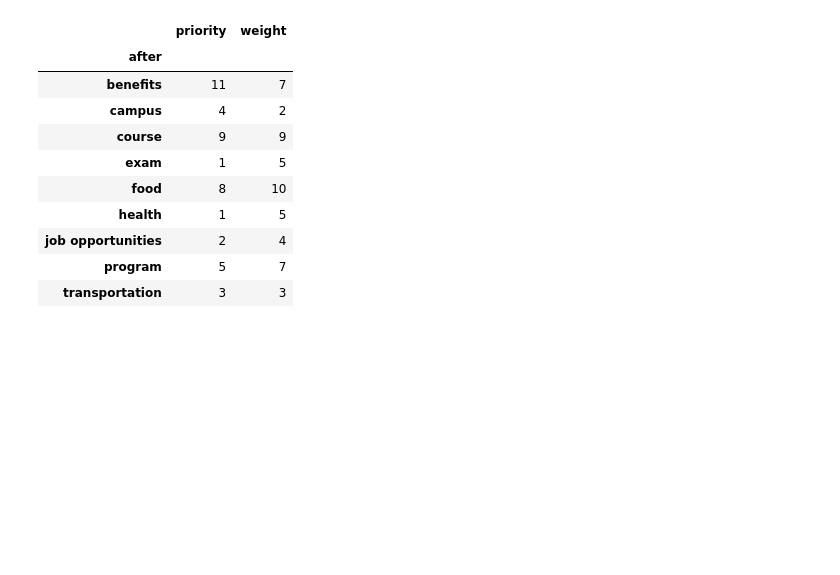
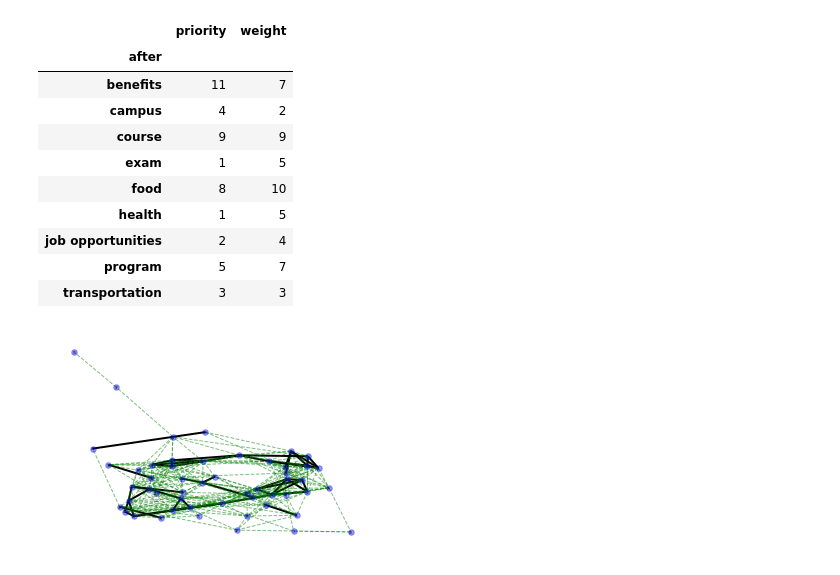
Before and after one commit to qingqingye/6607-project-, a Jupyter notebook: dataclean_lda_6607project.ipynb, the cells around one changed output. Cells and saved outputs as stored; diff of their text form; code cells hidden in the pictures; blank space fills up the shorter version.

```diff
--- a/dataclean_lda_6607project.ipynb
+++ b/dataclean_lda_6607project.ipynb
@@ -424,0 +492,43 @@ sankey_data.groupby('before').get_group('health').groupby('after').sum()
+# %%
+
+import numpy as np
+import networkx as nx
+import matplotlib.pyplot as plt
+# set threshold
+# matrix save the similarity of the nodes
+data = dist_matrix_after
+mat=np.array(data)
+mat[mat<0.5]=0 # remove low similarity pair
+mat[mat==1]=0  # remove edge point to node itself
+
+#add edge
+g = nx.Graph()
+for i in range(len(mat)):
+    for j in range(len(mat)):
+        if(mat[i,j]>0):  # don't add edge for too
+          g.add_edge(i, j,weight=mat[i,j])
+
+
+# according weight divide edges to light edges or heavy edges
+elarge = [(u, v) for (u, v, d) in g.edges(data=True) if d['weight'] > 0.8]
+esmall = [(u, v) for (u, v, d) in g.edges(data=True) if d['weight'] <= 0.8]
+# posistion
+pos = nx.spring_layout(g)  # positions for all nodes
+# Firstly draw all nodes
+# nodes
+nx.draw_networkx_nodes(g, pos, node_color='b',node_size=30,alpha=0.4)
+# heavey line: solid line; light edges: dashed line
+# edges
+nx.draw_networkx_edges(g, pos, edgelist=elarge,
+                       width=2)
+nx.draw_networkx_edges(g, pos, edgelist=esmall,
+                       width=1, alpha=0.5, edge_color='g', style='dashed')
+
+# labels
+nx.draw_networkx_labels(g, pos, font_size=3, font_family='sans-serif')
+
+plt.axis('off')
+plt.savefig("weighted_graph.png")  # save as png
+plt.show()
+# %% [output]
+[figure, added]
```
Also changed, not shown: parts of 3 cells of this notebook.
